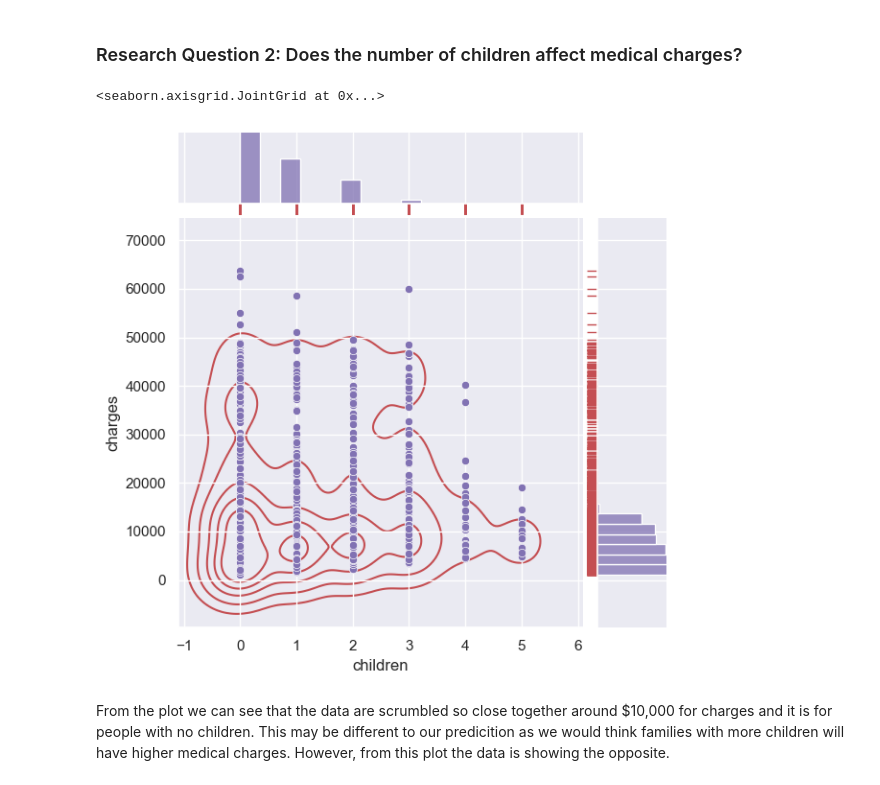
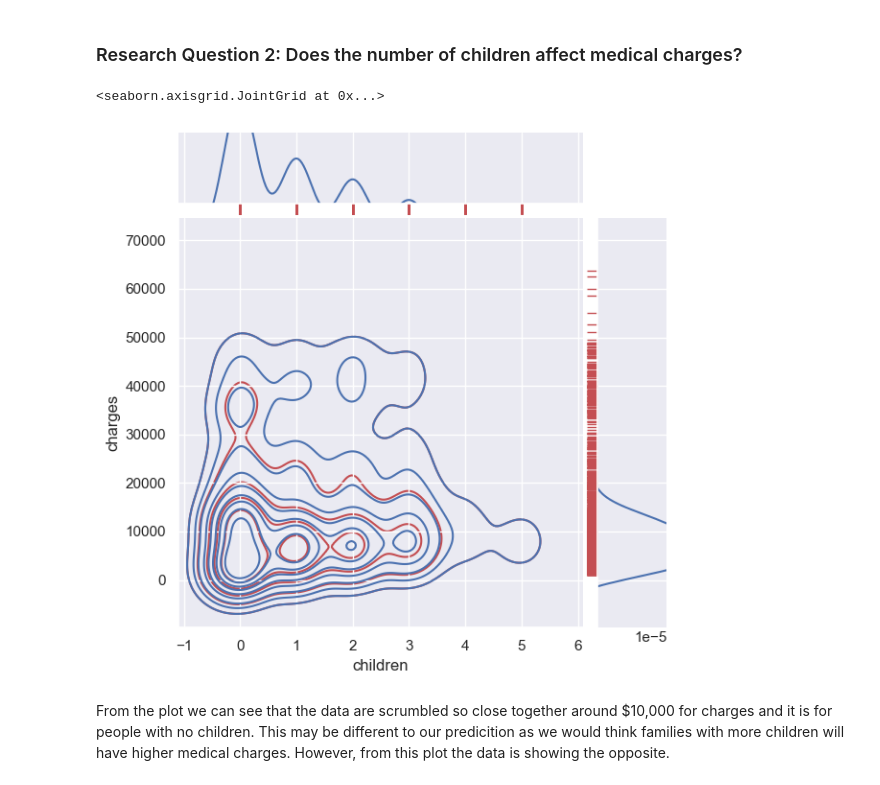
Before and after one commit to ubco-W2022T2-data301/project-group-group08, a Jupyter notebook: analysis/analysis1.ipynb, the cells around one changed output. Drawn from its saved outputs; the diff is of its cells as text; code cells hidden in the pictures.

```diff
--- a/analysis/analysis1.ipynb
+++ b/analysis/analysis1.ipynb
@@ -60,11 +60,11 @@ From the plot above, we can see a positive correlation between age and average c
 # %% [markdown]
 ### Research Question 2: Does the number of children affect medical charges?
 # %%
-g = sns.jointplot(x='children', y='charges', data=df, color = "m")
+g = sns.jointplot(data=df, x="children", y="charges", kind = "kde")
 g.plot_joint(sns.kdeplot, color="r", zorder=0, levels=6)
 g.plot_marginals(sns.rugplot, color="r", height=-.15, clip_on=False)
 # %% [output]
 <seaborn.axisgrid.JointGrid at 0x...>
-[figure, old version]
+[figure, new version]
 # %% [markdown]
 From the plot we can see that the data are scrumbled so close together around $10,000 for charges and it is for people with no children. This may be different to our predicition as we would think families with more children will have higher medical charges. However, from this plot the data is showing the opposite.
```
Also changed, not shown: parts of 5 cells of this notebook.
